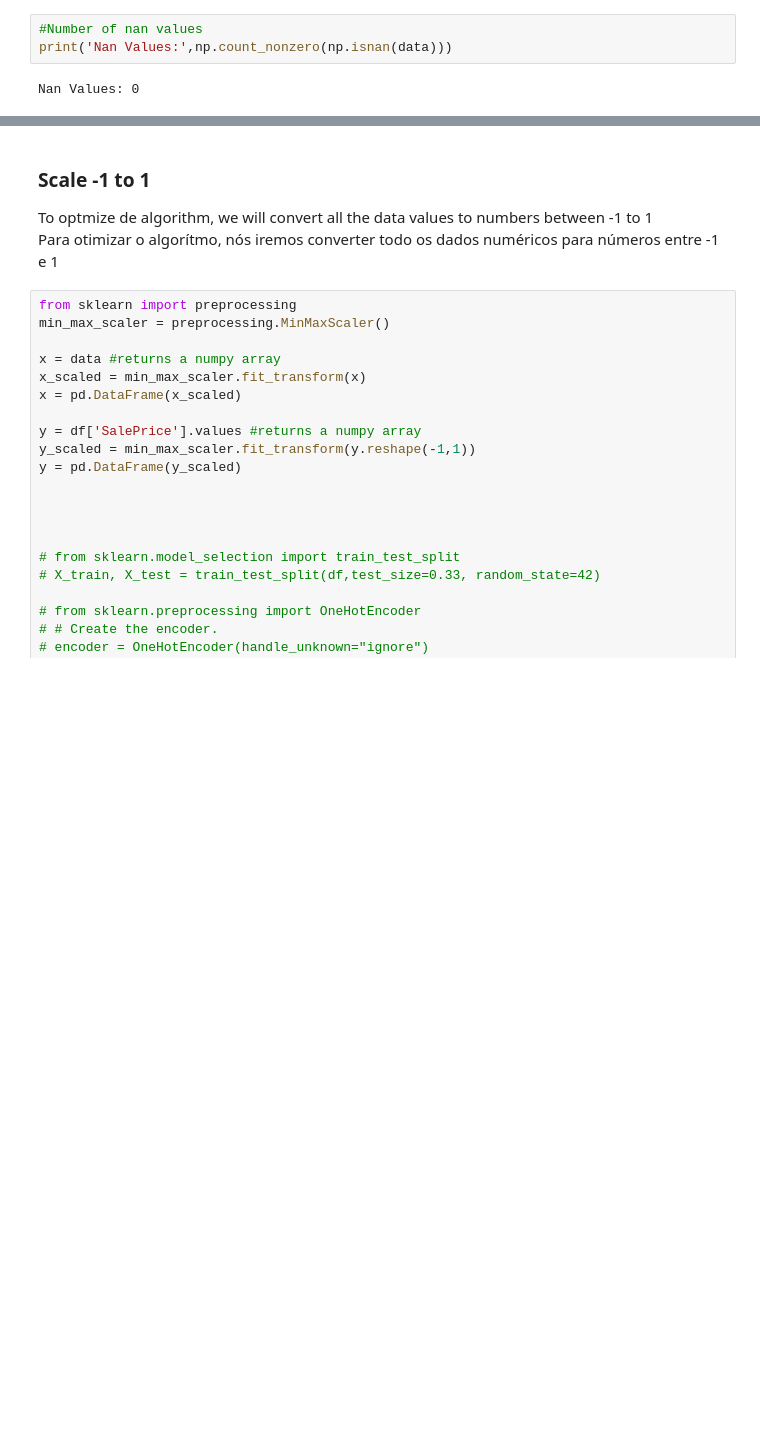
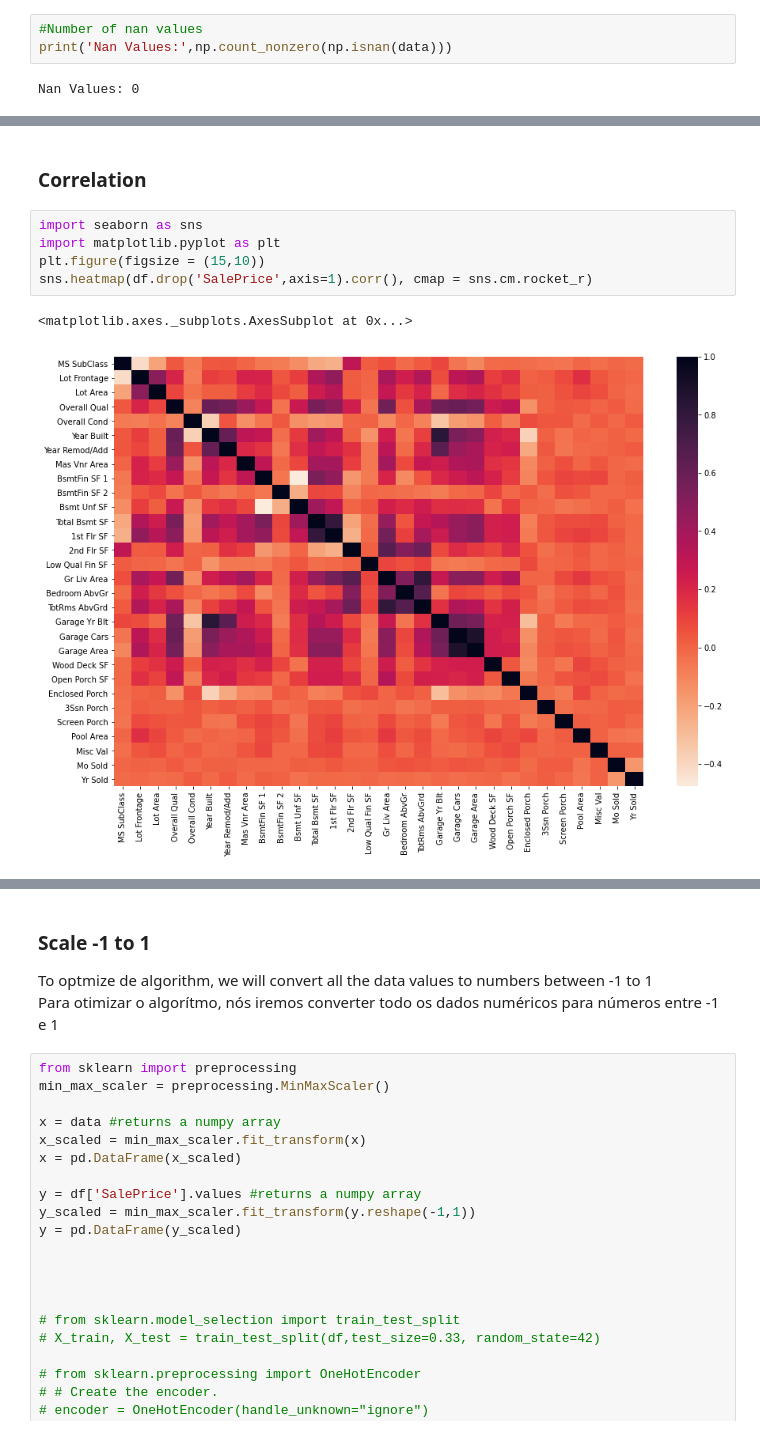
Before and after one commit to marcelpinheiro/malum, a Jupyter notebook: AmesHousing/HousePrices.ipynb, the cells around one changed output, grey strips where cells are left out. Cells and saved outputs as stored; diff of their text form; blank space fills up the shorter version.

```diff
--- a/AmesHousing/HousePrices.ipynb
+++ b/AmesHousing/HousePrices.ipynb
@@ -138,0 +127,10 @@ Nan Values: 0
+# %% [markdown]
+### Correlation
+# %%
+import seaborn as sns
+import matplotlib.pyplot as plt
+plt.figure(figsize = (15,10))
+sns.heatmap(df.drop('SalePrice',axis=1).corr(), cmap = sns.cm.rocket_r)
+# %% [output]
+<matplotlib.axes._subplots.AxesSubplot at 0x...>
+[figure, added]
```
Also changed, not shown: parts of 11 cells of this notebook.
